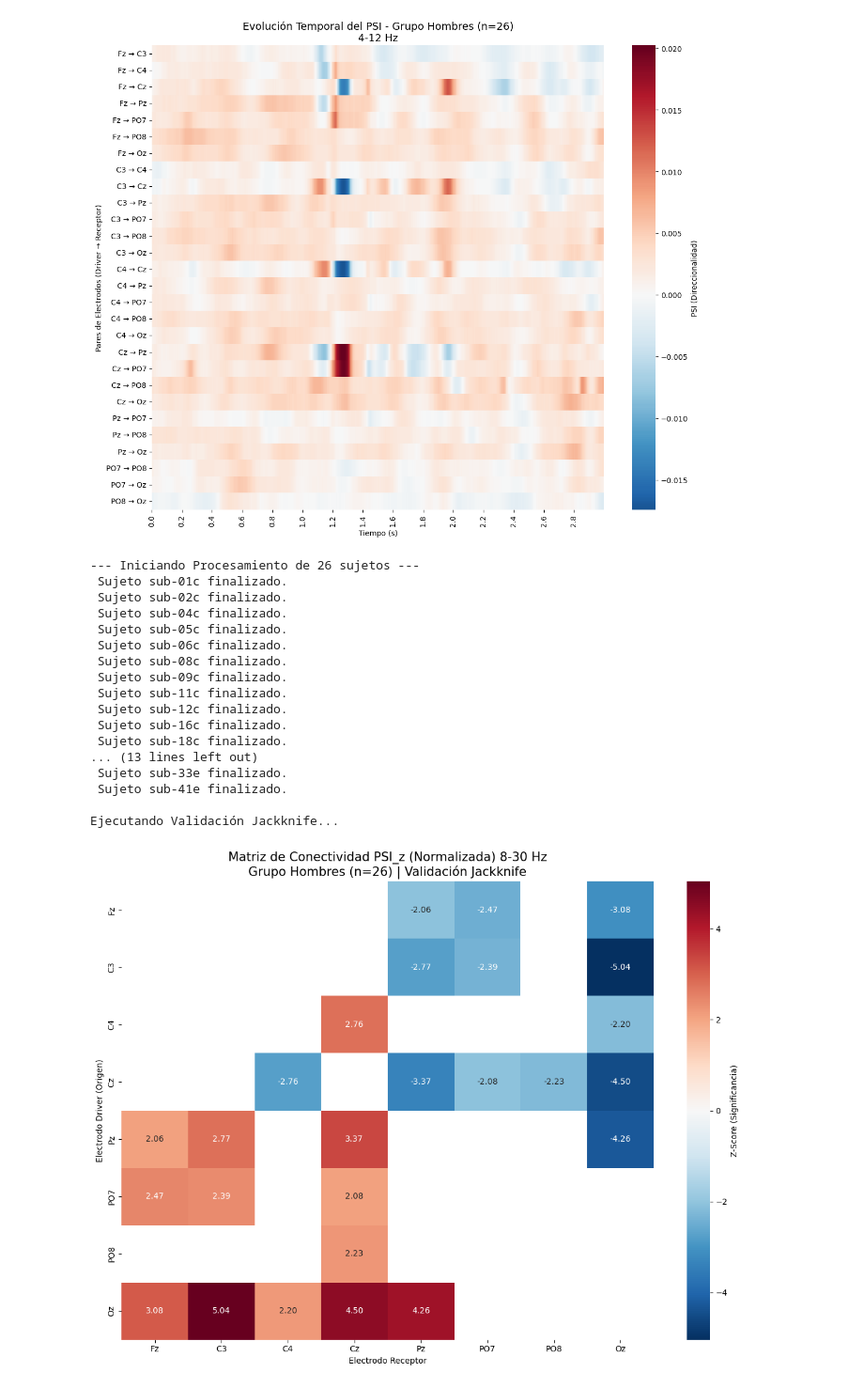
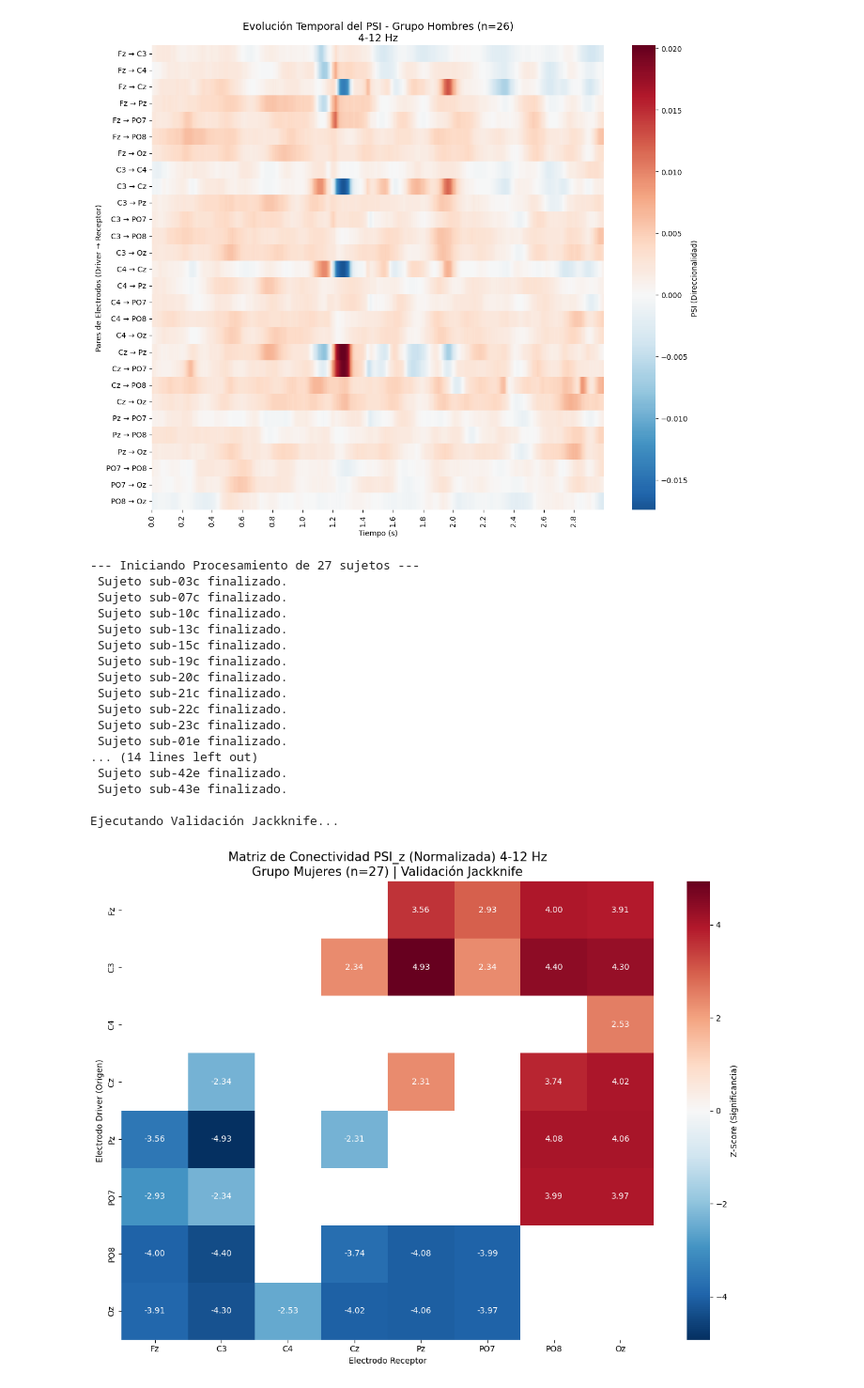
Before and after one commit to fer004/PSI_analysis_STEM, a Jupyter notebook: psi_analisis.ipynb, the cells around one changed output. Shown at 94% size. Cells and saved outputs as stored; diff of their text form; code cells hidden in the pictures.

```diff
--- a/psi_analisis.ipynb
+++ b/psi_analisis.ipynb
@@ -82,9 +82,15 @@ from scipy.signal.windows import gaussian
 from mne.time_frequency import tfr_array_morlet
 # %%
 main_path = 'data_openneuro'
-#Subjects lit
 
+outliers = [
+    'sub-1e', 'sub-3e', 'sub-4e', 'sub-6e', 'sub-9e', 'sub-10e', 'sub-12e',
+    'sub-14e', 'sub-15e', 'sub-24e', 'sub-25e', 'sub-33e', 'sub-34e',
+    'sub-36e', 'sub-37e', 'sub-39e', 'sub-40e', 'sub-41e', 'sub-14c', 'sub-16c'
+]
+# Subjects lit
 sub_list = pd.read_csv(f'{main_path}/participants.tsv',  sep='\t')
+sub_list = sub_list[~sub_list['participant_id'].isin(outliers)].reset_index(drop=True)
 print(sub_list.head())
 # %% [output]
   participant_id  Gender  Age Group
@@ -429,7 +435,7 @@ from scipy import stats
 
 def pipeline_psi_jackknife(sub_list, cwt_dir, freqs, sfreq=250):
     # 1. Configuración de Sujetos y Canales
-    control_subs = sub_list[sub_list['Gender'] == 'Male']['participant_id'].values
+    control_subs = sub_list[sub_list['Gender'] == 'Female']['participant_id'].values
     target_channels = ['Fz', 'C3', 'C4', 'Cz', 'Pz', 'PO7', 'PO8', 'Oz']
     n_channels = len(target_channels)
     n_subs = len(control_subs)
@@ -500,47 +506,47 @@ def pipeline_psi_jackknife(sub_list, cwt_dir, freqs, sfreq=250):
     # Calcular desviación estándar de Jackknife (sigma_jack)
     diff_sq = (jack_means - ga_psi)**2
     sigma_jack = np.sqrt(((n_subs - 1) / n_subs) * np.sum(diff_sq, axis=0))
 
     # 12. Normalización -> PSI_z = PSI / sigma_jack
     psi_z = ga_psi / (sigma_jack + 1e-15)
 
     #Visualización de Resultados
     plt.figure(figsize=(12, 9))
 
     # Umbral de significancia estadística (p < 0.05)
     t_crit = stats.t.ppf(1 - 0.05/2, n_subs - 1)
     mask = np.abs(psi_z) < t_crit # Ocultar lo que no es significativo
 
     sns.heatmap(psi_z, annot=True, fmt=".2f", cmap='RdBu_r', center=0,
                 mask=mask, xticklabels=target_channels, yticklabels=target_channels,
                 cbar_kws={'label': 'Z-Score (Significancia)'})
 
-    plt.title(f"Matriz de Conectividad PSI_z (Normalizada) 8-30 Hz\nGrupo Hombres (n={n_subs}) | Validación Jackknife", fontsize=15)
+    plt.title(f"Matriz de Conectividad PSI_z (Normalizada) 4-12 Hz\nGrupo Mujeres (n={n_subs}) | Validación Jackknife", fontsize=15)
     plt.xlabel("Electrodo Receptor")
     plt.ylabel("Electrodo Driver (Origen)")
     plt.tight_layout()
     plt.show()
 
     return psi_z
 
 # Ejecución
 matriz_final_z = pipeline_psi_jackknife(sub_list, CWT_DIR, freqs)
 # %% [output]
---- Iniciando Procesamiento de 26 sujetos ---
- Sujeto sub-01c finalizado.
- Sujeto sub-02c finalizado.
- Sujeto sub-04c finalizado.
- Sujeto sub-05c finalizado.
- Sujeto sub-06c finalizado.
- Sujeto sub-08c finalizado.
- Sujeto sub-09c finalizado.
- Sujeto sub-11c finalizado.
- Sujeto sub-12c finalizado.
- Sujeto sub-16c finalizado.
- Sujeto sub-18c finalizado.
-... (13 lines left out)
- Sujeto sub-33e finalizado.
- Sujeto sub-41e finalizado.
+--- Iniciando Procesamiento de 27 sujetos ---
+ Sujeto sub-03c finalizado.
+ Sujeto sub-07c finalizado.
+ Sujeto sub-10c finalizado.
+ Sujeto sub-13c finalizado.
+ Sujeto sub-15c finalizado.
+ Sujeto sub-19c finalizado.
+ Sujeto sub-20c finalizado.
+ Sujeto sub-21c finalizado.
+ Sujeto sub-22c finalizado.
+ Sujeto sub-23c finalizado.
+ Sujeto sub-01e finalizado.
+... (14 lines left out)
+ Sujeto sub-42e finalizado.
+ Sujeto sub-43e finalizado.
 
 Ejecutando Validación Jackknife...
-[figure, old version]
+[figure, new version]
```
